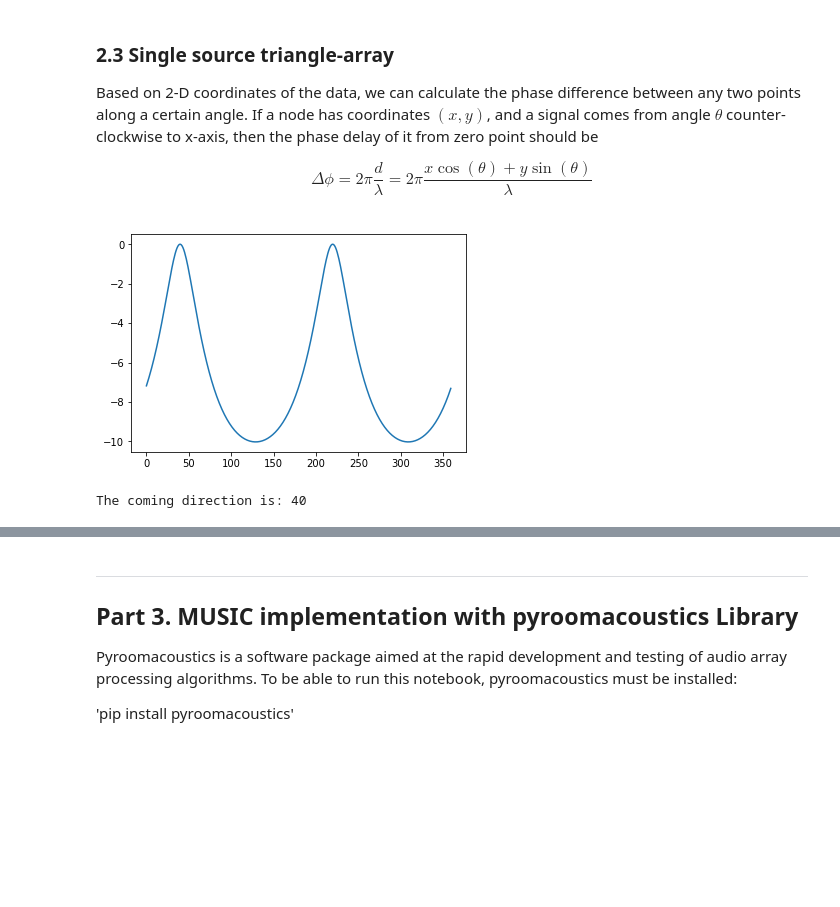
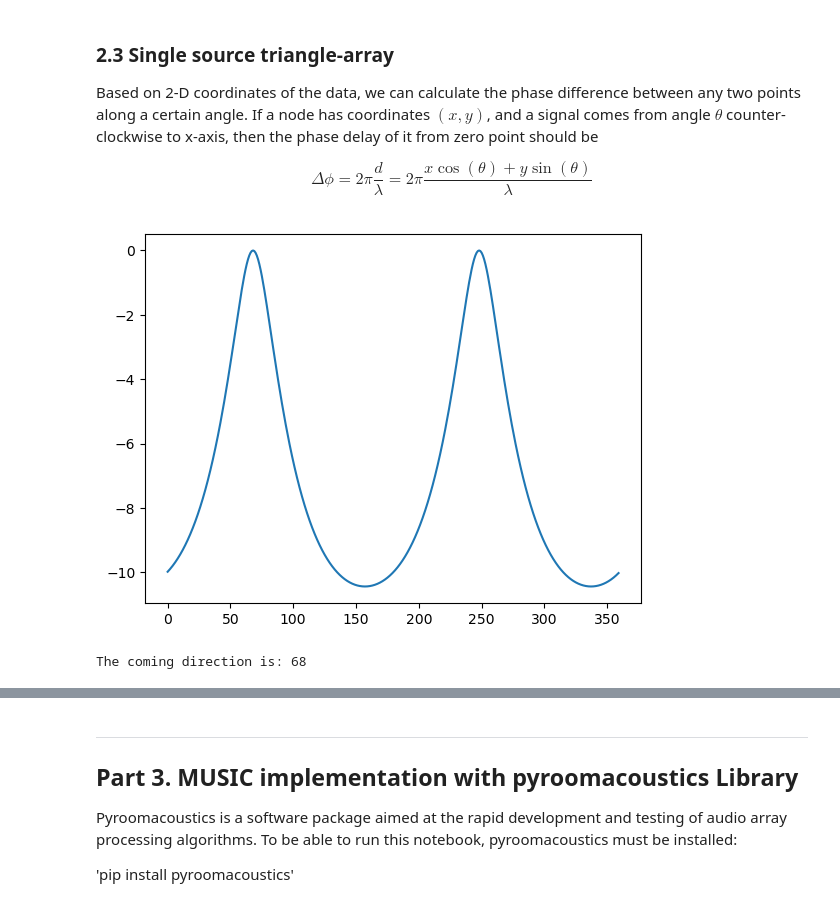
Before and after one commit to MichelDucartier/music_doa, a Jupyter notebook: last_year/DOA_part2(real-data).ipynb, the cells around one changed output, grey strips where cells are left out. Saved outputs shown, nothing was run; the diff lists cells and outputs as text; code cells hidden in the pictures; blank space fills up the shorter version.

```diff
--- a/last_year/DOA_part2(real-data).ipynb
+++ b/last_year/DOA_part2(real-data).ipynb
@@ -202,22 +202,22 @@ $$
 $$
 # %%
 # again on single source to verify
-rate, data = wavfile.read('fq_sample3_spkr0_angle40.wav');
+rate, data = wavfile.read('fq_sample3_spkr0_angle70.wav');
 intv = np.arange(12000, 13000)
 dataslice = data[intv, :]
 f = 900
 
 X = dataslice[:, top_mics].T
 Pmusic, theta = music(X, f, 2, 24, microphone_2D_locations)
 Pmusic = 10*np.log10(Pmusic / np.max(Pmusic))
 
 plt.plot(theta, Pmusic)
 plt.show()
 
 print("The coming direction is: %d"% theta[np.argsort(Pmusic[:180])[-1]])
 # %% [output]
-[figure, old version]
+[figure, new version]
-The coming direction is: 40
+The coming direction is: 68
 # %%
 # triangle-detection
 rate, data = wavfile.read('sweep_correlated.wav')
```
Also changed, not shown: parts of 9 cells of this notebook, 8 other files.
